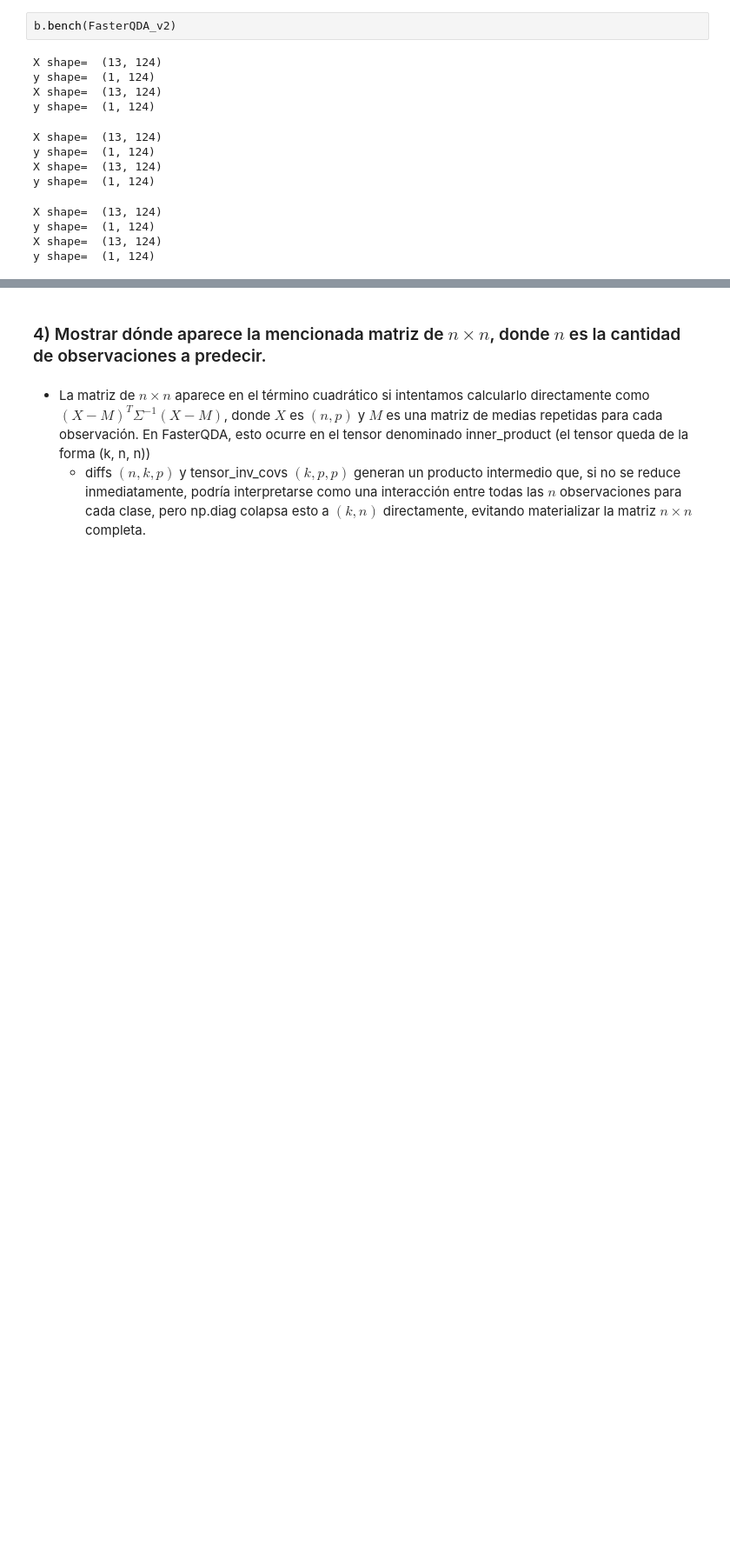
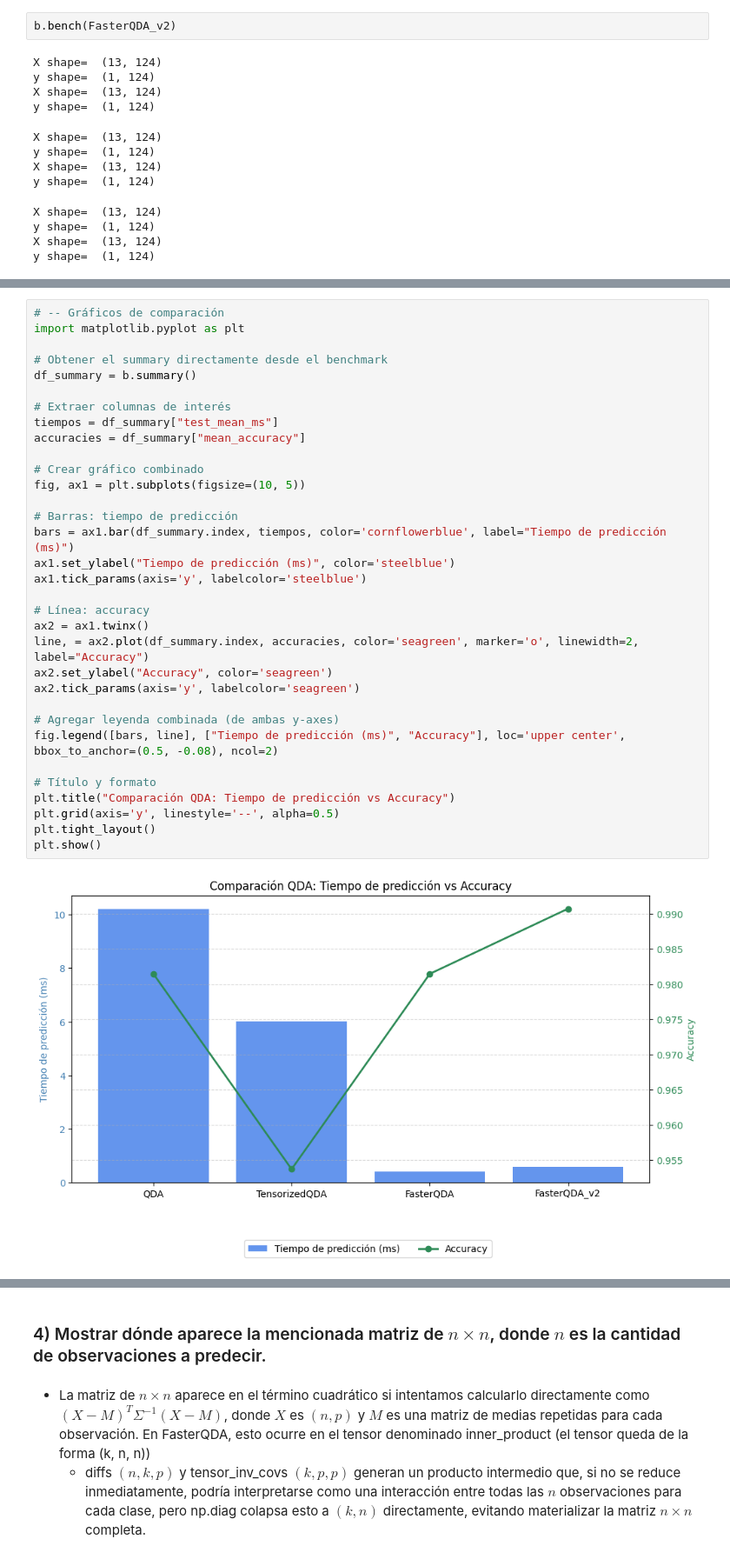
Before and after one commit to martinbrocca/CEIA-AMIA-TP1, a Jupyter notebook: AMIA_2025_TP1.ipynb, the cells around one changed output, grey strips where cells are left out. Shown at 87% size. Saved outputs shown, nothing was run; the diff lists cells and outputs as text; blank space fills up the shorter version.

Commit message:
Agregar conclusiones de puntos 3 y 4

```diff
--- a/AMIA_2025_TP1.ipynb
+++ b/AMIA_2025_TP1.ipynb
@@ -736,0 +738,35 @@ b.summary()
+# %%
+# -- Gráficos de comparación
+import matplotlib.pyplot as plt
+
+# Obtener el summary directamente desde el benchmark
+df_summary = b.summary()
+
+# Extraer columnas de interés
+tiempos = df_summary["test_mean_ms"]
+accuracies = df_summary["mean_accuracy"]
+
+# Crear gráfico combinado
+fig, ax1 = plt.subplots(figsize=(10, 5))
+
+# Barras: tiempo de predicción
+bars = ax1.bar(df_summary.index, tiempos, color='cornflowerblue', label="Tiempo de predicción (ms)")
+ax1.set_ylabel("Tiempo de predicción (ms)", color='steelblue')
+ax1.tick_params(axis='y', labelcolor='steelblue')
+
+# Línea: accuracy
+ax2 = ax1.twinx()
+line, = ax2.plot(df_summary.index, accuracies, color='seagreen', marker='o', linewidth=2, label="Accuracy")
+ax2.set_ylabel("Accuracy", color='seagreen')
+ax2.tick_params(axis='y', labelcolor='seagreen')
+
+# Agregar leyenda combinada (de ambas y-axes)
+fig.legend([bars, line], ["Tiempo de predicción (ms)", "Accuracy"], loc='upper center', bbox_to_anchor=(0.5, -0.08), ncol=2)
+
+# Título y formato
+plt.title("Comparación QDA: Tiempo de predicción vs Accuracy")
+plt.grid(axis='y', linestyle='--', alpha=0.5)
+plt.tight_layout()
+plt.show()
+# %% [output]
+[figure, added]
```
Also changed, not shown: parts of 10 cells of this notebook.
